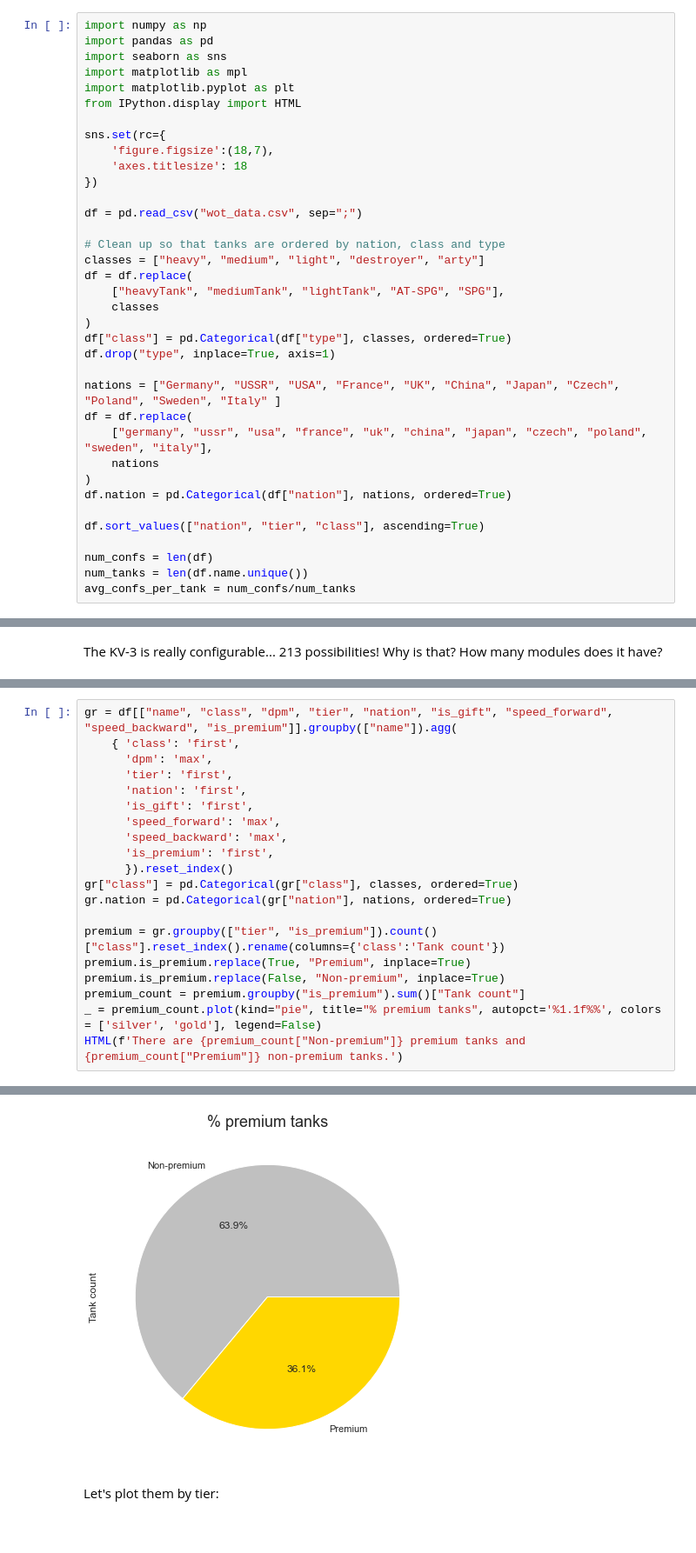
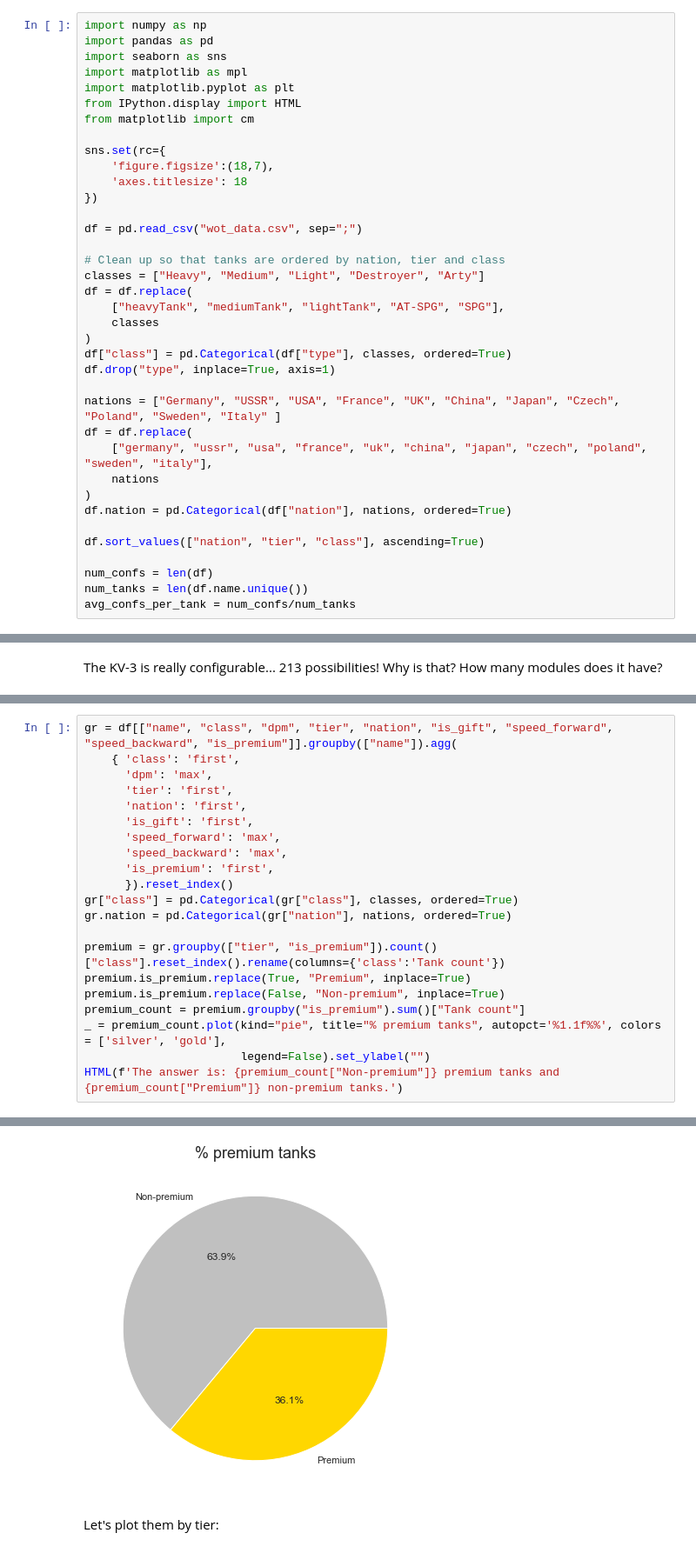
Before and after one commit to GuilleHoardings/wot_tank_data, a Jupyter notebook: 1 General analysis.ipynb, the cells around one changed output, grey strips where cells are left out. Shown at 87% size. Drawn from its saved outputs; the diff is of its cells as text.

```diff
--- a/1 General analysis.ipynb
+++ b/1 General analysis.ipynb
@@ -40,6 +41,7 @@ import seaborn as sns
 import matplotlib as mpl
 import matplotlib.pyplot as plt
 from IPython.display import HTML
+from matplotlib import cm
 
 sns.set(rc={
     'figure.figsize':(18,7),
@@ -48,8 +50,8 @@ sns.set(rc={
 
 df = pd.read_csv("wot_data.csv", sep=";")
 
-# Clean up so that tanks are ordered by nation, class and type
-classes = ["heavy", "medium", "light", "destroyer", "arty"]
+# Clean up so that tanks are ordered by nation, tier and class
+classes = ["Heavy", "Medium", "Light", "Destroyer", "Arty"]
 df = df.replace(
     ["heavyTank", "mediumTank", "lightTank", "AT-SPG", "SPG"],
     classes
@@ -158,6 +174,7 @@ premium = gr.groupby(["tier", "is_premium"]).count()["class"].reset_index().rena
 premium.is_premium.replace(True, "Premium", inplace=True)
 premium.is_premium.replace(False, "Non-premium", inplace=True)
 premium_count = premium.groupby("is_premium").sum()["Tank count"]
-_ = premium_count.plot(kind="pie", title="% premium tanks", autopct='%1.1f%%', colors = ['silver', 'gold'], legend=False)
-HTML(f'There are {premium_count["Non-premium"]} premium tanks and {premium_count["Premium"]} non-premium tanks.')
+_ = premium_count.plot(kind="pie", title="% premium tanks", autopct='%1.1f%%', colors = ['silver', 'gold'],
+                       legend=False).set_ylabel("")
+HTML(f'The answer is: {premium_count["Non-premium"]} premium tanks and {premium_count["Premium"]} non-premium tanks.')
 # %% [output]
@@ -165,4 +182,4 @@ There are 438 premium tanks and 247 non-premium tanks.
-[figure, old version]
+[figure, new version]
 # %% [markdown]
 Let's plot them by tier:
 # %%
```
Also changed, not shown: parts of 22 cells of this notebook, 1 other file.
